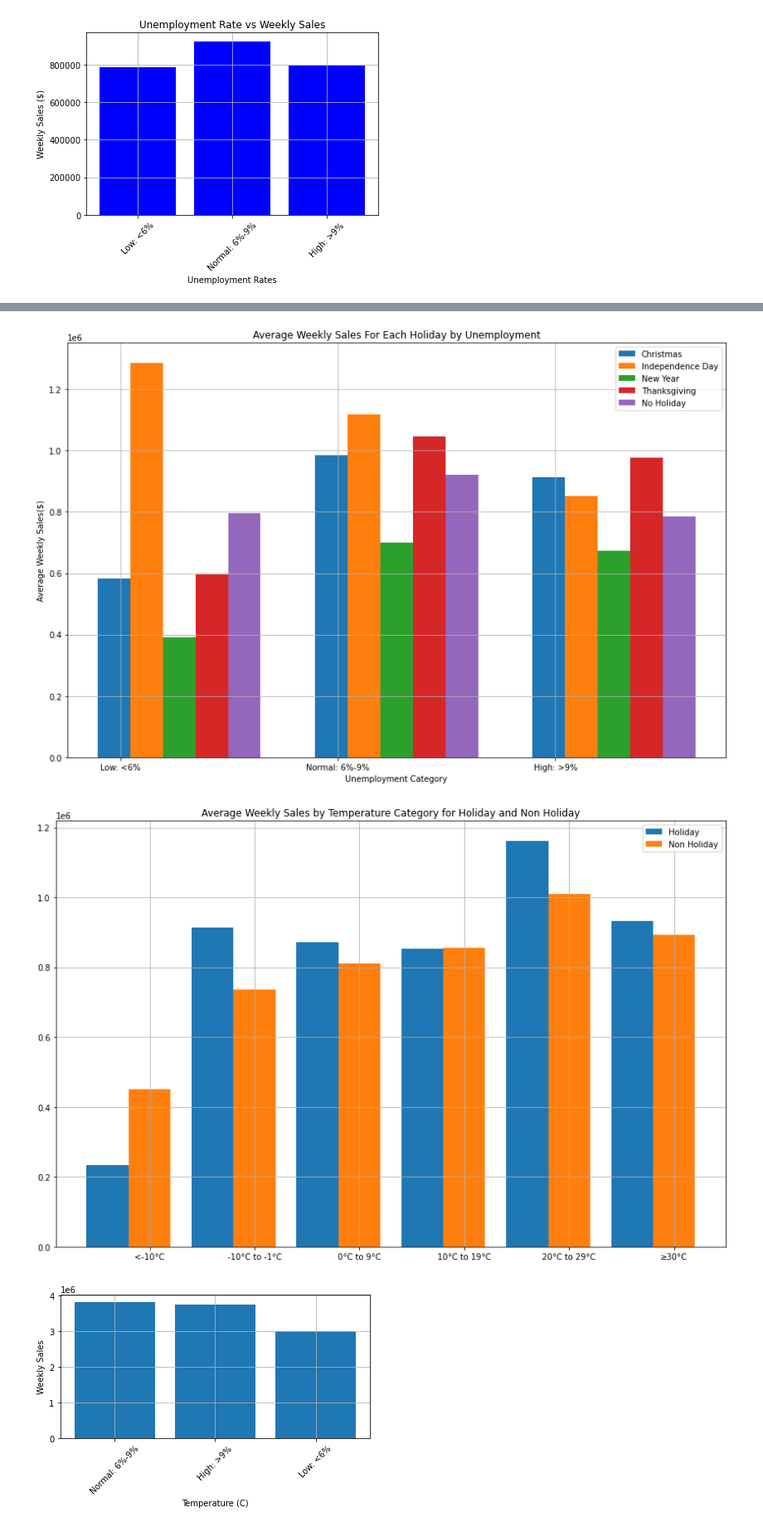
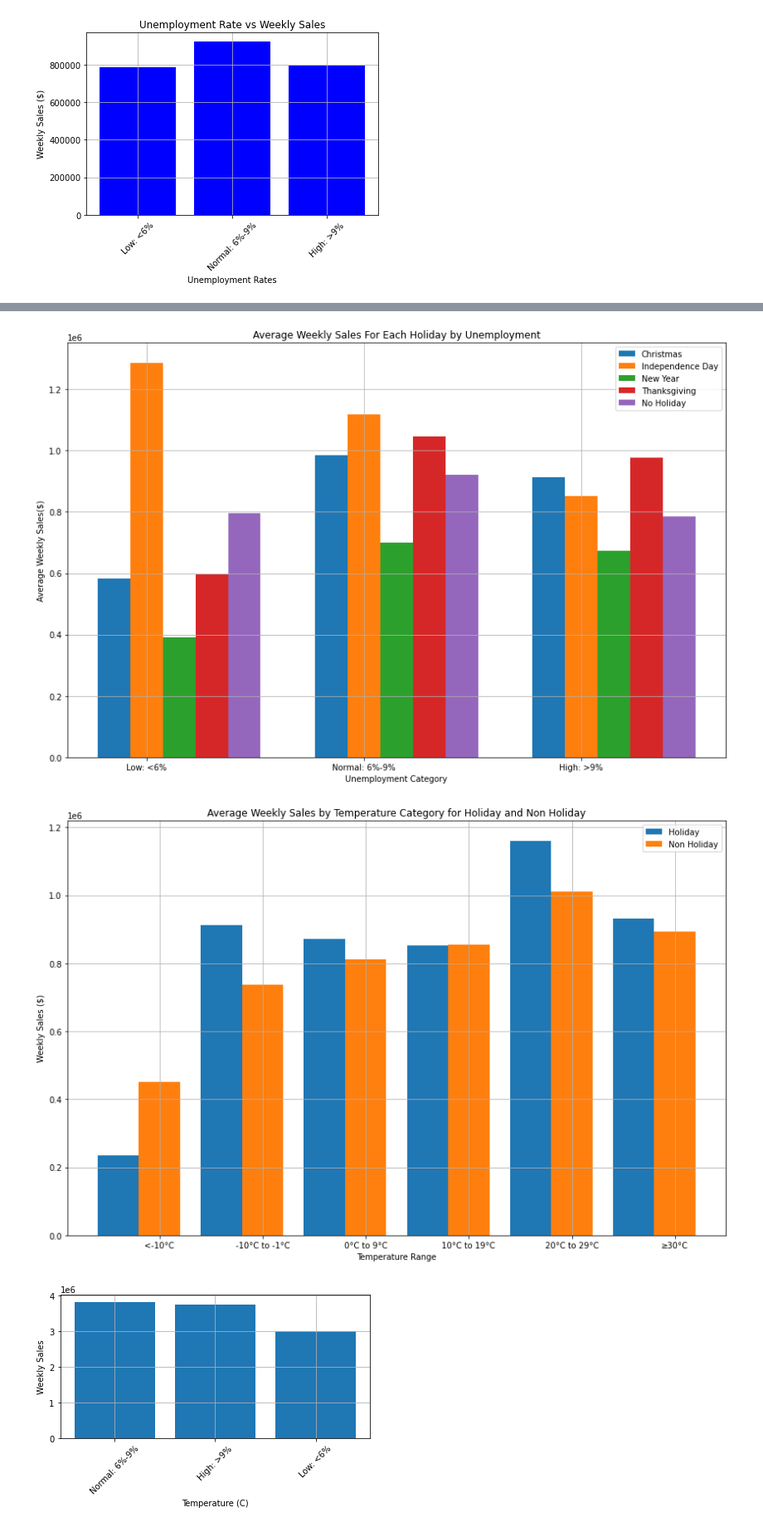
Before and after one commit to beckyydo/Project-1, a Jupyter notebook: Plots.ipynb, the cells around one changed output, grey strips where cells are left out. Shown at 83% size. Cells and saved outputs as stored; diff of their text form; code cells hidden in the pictures.

Commit message:
graphs

```diff
--- a/Plots.ipynb
+++ b/Plots.ipynb
@@ -3,22 +3,22 @@ import pandas as pd
 import matplotlib.pyplot as plt
 import scipy.stats as st
 import numpy as np
-#data = pd.read_csv("Dataset/final_df.csv")
-data = walmart_holiday
-#total_percent = pd.read_csv("Dataset/total_percent.csv")
-total_percent = walmart_ttl
-#holi_sum = pd.read_csv("Dataset/summary_holiday.csv")
-holi_sum = holiday_summary
-#unrate_ave = pd.read_csv("Dataset/rate_avg_holiday.csv")
-unrate_ave = rate_holiday
-#temp_ave = pd.read_csv("Dataset/temp_avg_is.csv")
-temp_ave = temp_is
-#unrate_avg = pd.read_csv("Dataset/rate_avg.csv")
-unrate_avg = rate
-#temp_total = pd.read_csv("Dataset/temp_ttl.csv")
-temp_total = temp_ttl
-#rate_total = pd.read_csv("Dataset/rate_ttl.csv")
-rate_total = rate_ttl
+data = pd.read_csv("Dataset/final_df.csv")
+#data = walmart_holiday
+total_percent = pd.read_csv("Dataset/total_percent.csv")
+#total_percent = walmart_ttl
+holi_sum = pd.read_csv("Dataset/summary_holiday.csv")
+#holi_sum = holiday_summary
+unrate_ave = pd.read_csv("Dataset/rate_avg_holiday.csv")
+#unrate_ave = rate_holiday
+temp_ave = pd.read_csv("Dataset/temp_avg_is.csv")
+#temp_ave = temp_is
+unrate_avg = pd.read_csv("Dataset/rate_avg.csv")
+#unrate_avg = rate
+temp_total = pd.read_csv("Dataset/temp_ttl.csv")
+#temp_total = temp_ttl
+rate_total = pd.read_csv("Dataset/rate_ttl.csv")
+#rate_total = rate_ttl
 holi_sum["Weekly_Sales"] = holi_sum["Weekly_Sales"].replace('[\$,]', '', regex=True).astype(float)
 unrate_ave["Weekly_Sales"] = unrate_ave["Weekly_Sales"].replace('[\$,]', '', regex=True).astype(float)
 temp_ave["Weekly_Sales"] = temp_ave["Weekly_Sales"].replace('[\$,]', '', regex=True).astype(float)
@@ -185,8 +170,9 @@ b2 = ax.bar(r2, unrate_ave.loc[unrate_ave["Holiday Name"] == 'Independence Day',
 b3 = ax.bar(r3, unrate_ave.loc[unrate_ave["Holiday Name"] == 'New Year', 'Weekly_Sales'],width=bar_width, label = "New Year")
 b4 = ax.bar(r4, unrate_ave.loc[unrate_ave["Holiday Name"] == 'Thanksgiving', 'Weekly_Sales'],width=bar_width, label = "Thanksgiving")
 b3 = ax.bar(r5, unrate_ave.loc[unrate_ave["Holiday Name"] == 'No Holiday', 'Weekly_Sales'],width=bar_width, label = "No Holiday")
-ax.set_xticks(x + bar_width / 5)
-ax.set_xticklabels(unrate_ave["Unemployment Category"])
+#ax.set_xticks(x + bar_width / 5)
+plt.xticks([r + bar_width for r in range(len(unrate_ave["Unemployment Category"].unique()))], ['Low: <6%', 'Normal: 6%-9%', 'High: >9%'])
+plt.xlabel("Unemployment Rate Range")
 plt.title("Average Weekly Sales For Each Holiday by Unemployment")
 plt.ylabel("Average Weekly Sales($)")
 plt.xlabel("Unemployment Category")
@@ -195,24 +181,26 @@ plt.tight_layout()
 plt.savefig("Figures/fig9.png")
 plt.grid()
 # %% [output]
-[figure, old version]
+[figure, new version]
 # %%
 bar_width = 0.4
 fig, ax = plt.subplots(figsize=(12, 8))
 r1 = np.arange(len(temp_ave["Temp Category"].unique()))
 r2 = [x + bar_width for x in r1]
 b1 = ax.bar(r1, temp_ave.loc[temp_ave["Is Holiday"] == 'Holiday', 'Weekly_Sales'],width=bar_width, label="Holiday")
 b2 = ax.bar(r2, temp_ave.loc[temp_ave["Is Holiday"] == 'No Holiday', 'Weekly_Sales'],width=bar_width, label="Non Holiday")
-ax.set_xticks(x + bar_width/2)
+#ax.set_xticks(x + bar_width/2)
 plt.xticks([r + bar_width for r in range(len(temp_ave["Temp Category"].unique()))], ["<-10°C","-10°C to -1°C","0°C to 9°C","10°C to 19°C","20°C to 29°C","≥30°C"])
 #ax.set_xticklabels(["<-10°C","-10°C to -1°C","0°C to 9°C","10°C to 19°C","20°C to 29°C","≥30°C"])
+plt.xlabel("Temperature Range")
+plt.ylabel("Weekly Sales ($)")
 plt.title("Average Weekly Sales by Temperature Category for Holiday and Non Holiday")
 ax.legend()
 plt.tight_layout()
 plt.savefig("Figures/fig10.png")
 plt.grid()
 # %% [output]
-[figure, old version]
+[figure, new version]
 # %%
 #TOTAL WEKLY SALES BY UNEMPLOYMENT CATEGORIES
 bars = data.loc[data["Is Holiday"]=="Holiday"]
```
Also changed, not shown: parts of 12 cells of this notebook, 16 other files.
